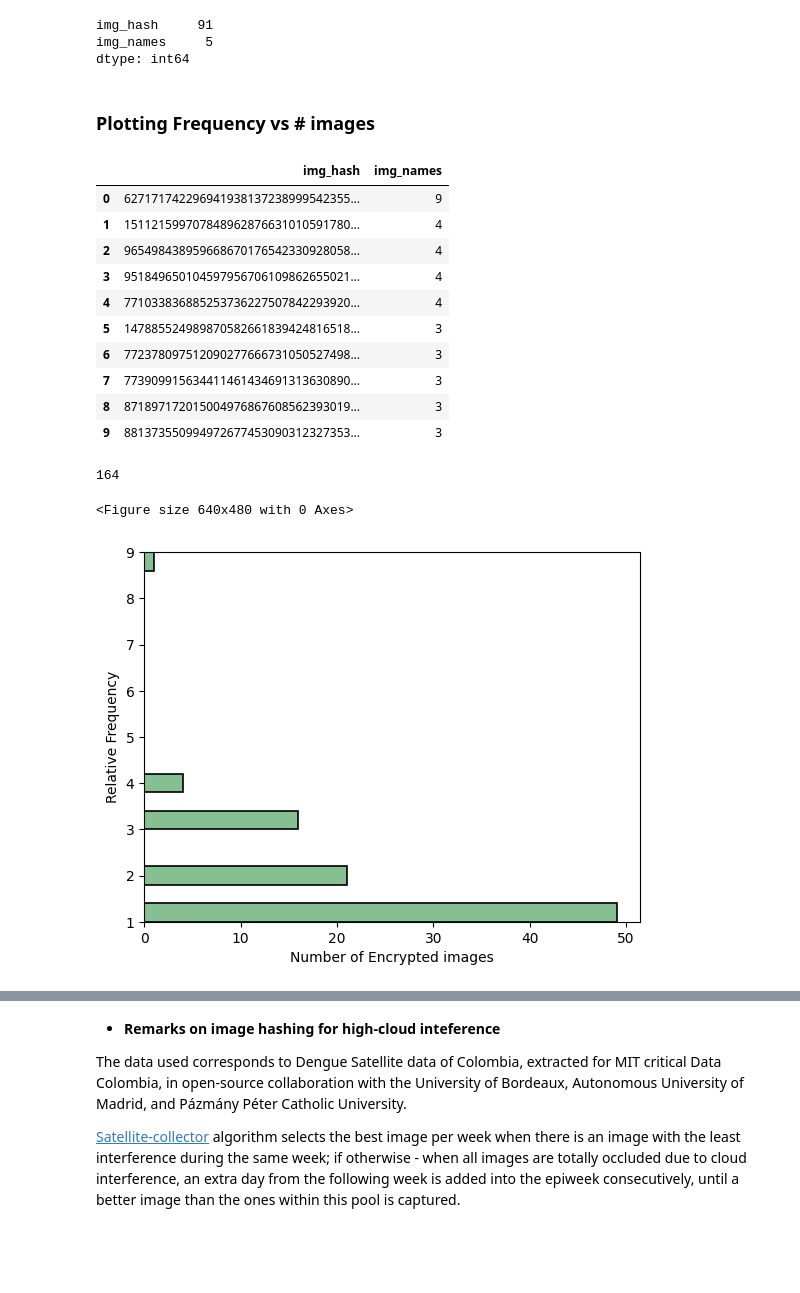
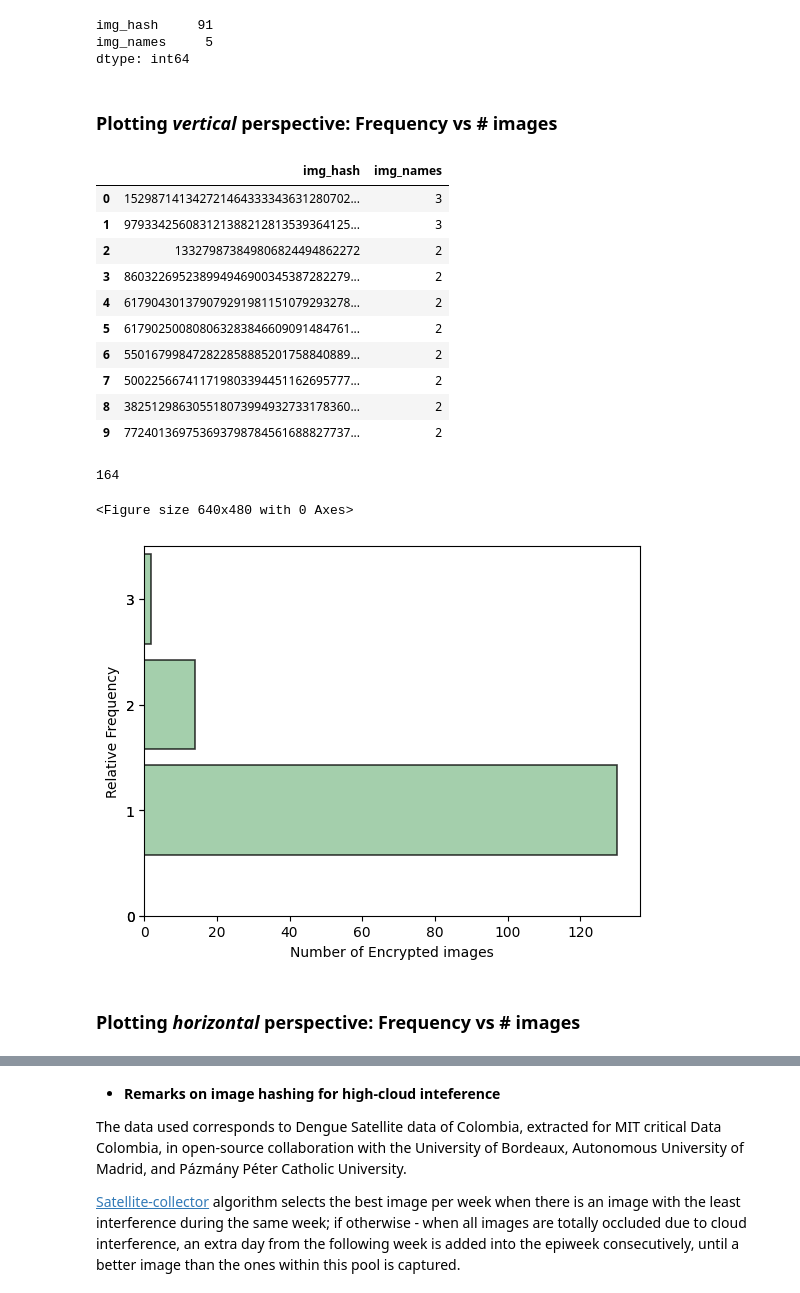
Before and after one commit to sebasmos/satellite.extractor, a Jupyter notebook: notebooks/satellite_images_hashing.ipynb, the cells around one changed output, grey strips where cells are left out. Cells and saved outputs as stored; diff of their text form; code cells hidden in the pictures; blank space fills up the shorter version.

Commit message:
hash

```diff
--- a/notebooks/satellite_images_hashing.ipynb
+++ b/notebooks/satellite_images_hashing.ipynb
@@ -231,7 +235,8 @@ Finished
 #csv_folder # "./data/merge_cases_temperature_WeeklyPrecipitation_timeseries.csv"
 csv_folder = "/home/sebasmos/Desktop/satellite.extractor/data/merge_cases_temperature_WeeklyPrecipitation_timeseries.csv"
 #img_folder = "/home/datascience/DATASET_5_best_cities/Medellín"
-img_folder = "/home/sebasmos/Desktop/DATASETS/DATASET_5_best_cities/Cali"
+#img_folder = "/home/sebasmos/Desktop/DATASETS/DATASET_5_best_cities/Cali"
+img_folder = "/home/sebasmos/Desktop/DATASETS/Dataset_10_best_cities/Dataset_10_best_cities/5001"
 
 info_dict = loadData(csv_folder, img_folder, resize_ratio=(0.1, 0.1, 1))
 # %% [output]
@@ -370,46 +376,53 @@ img_hash     91
 img_names     5
 dtype: int64
 # %% [markdown]
-### Plotting Frequency vs # images
+### Plotting *vertical* perspective: Frequency vs # images
 # %%
 num_img_per_hash = df.groupby("img_hash").size().sort_values(ascending = False).reset_index(name = "img_names")
 display(num_img_per_hash.head(10))
 print(sum(num_img_per_hash["img_names"]))
 
 def bins_labels(bins, **kwargs):
     bin_w = (max(bins) - min(bins)) / (len(bins) - 1)
     plt.xticks(np.arange(min(bins)+bin_w/2, max(bins), bin_w), bins, **kwargs)
     plt.xlim(bins[0], bins[-1])
 ax = plt.figure()
-num_img_per_hash.hist("img_names", bins = 20, orientation = "horizontal",  color='#86bf91', edgecolor='black', linewidth=1.2,align='mid')
-
+num_img_per_hash.hist("img_names",
+                        bins = range(20),
+                        orientation = "horizontal",
+                        color='#86bf91',
+                        edgecolor='black',
+                        linewidth=1.2,
+                        align="left",
+                        rwidth=0.85,
+                        alpha=0.75)
 plt.xlabel("Number of Encrypted images")
 plt.ylabel("Relative Frequency")
 plt.title('')
-plt.ylim(1, num_img_per_hash.img_names[0])
+plt.ylim(0, num_img_per_hash.img_names[0]+0.5)
 plt.grid(False)
 
 # -------
 # make the y ticks integers, not floats
 yint = []
 locs, labels = plt.yticks()
 for each in locs:
     yint.append(int(each))
 plt.yticks(yint)
 # -------
 plt.savefig('plot2.png', transparent=True)
 # %% [output]
 |  | img_hash | img_names |
-| 0 | 627171742296941938137238999542355... | 9 |
-| 1 | 151121599707848962876631010591780... | 4 |
-| 2 | 965498438959668670176542330928058... | 4 |
-| 3 | 951849650104597956706109862655021... | 4 |
-| 4 | 771033836885253736227507842293920... | 4 |
-| 5 | 147885524989870582661839424816518... | 3 |
-| 6 | 772378097512090277666731050527498... | 3 |
-| 7 | 773909915634411461434691313630890... | 3 |
-| 8 | 871897172015004976867608562393019... | 3 |
-| 9 | 881373550994972677453090312327353... | 3 |
+| 0 | 152987141342721464333343631280702... | 3 |
+| 1 | 979334256083121388212813539364125... | 3 |
+| 2 | 133279873849806824494862272 | 2 |
+| 3 | 860322695238994946900345387282279... | 2 |
+| 4 | 617904301379079291981151079293278... | 2 |
+| 5 | 617902500808063283846609091484761... | 2 |
+| 6 | 550167998472822858885201758840889... | 2 |
+| 7 | 500225667411719803394451162695777... | 2 |
+| 8 | 382512986305518073994932733178360... | 2 |
+| 9 | 772401369753693798784561688827737... | 2 |
 164
 <Figure size 640x480 with 0 Axes>
-[figure, old version]
+[figure, new version]
@@ -416,3 +474,5 @@ plt.savefig('plot2.png', transparent=True)
+# %% [markdown]
+### Plotting *horizontal* perspective: Frequency vs # images
 # %%
 num_img_per_hash = df.groupby("img_hash").size().sort_values(ascending = False).reset_index(name = "img_names")
 display(num_img_per_hash.head(10))
```
Also changed, not shown: parts of 21 cells of this notebook, 2 other files.
